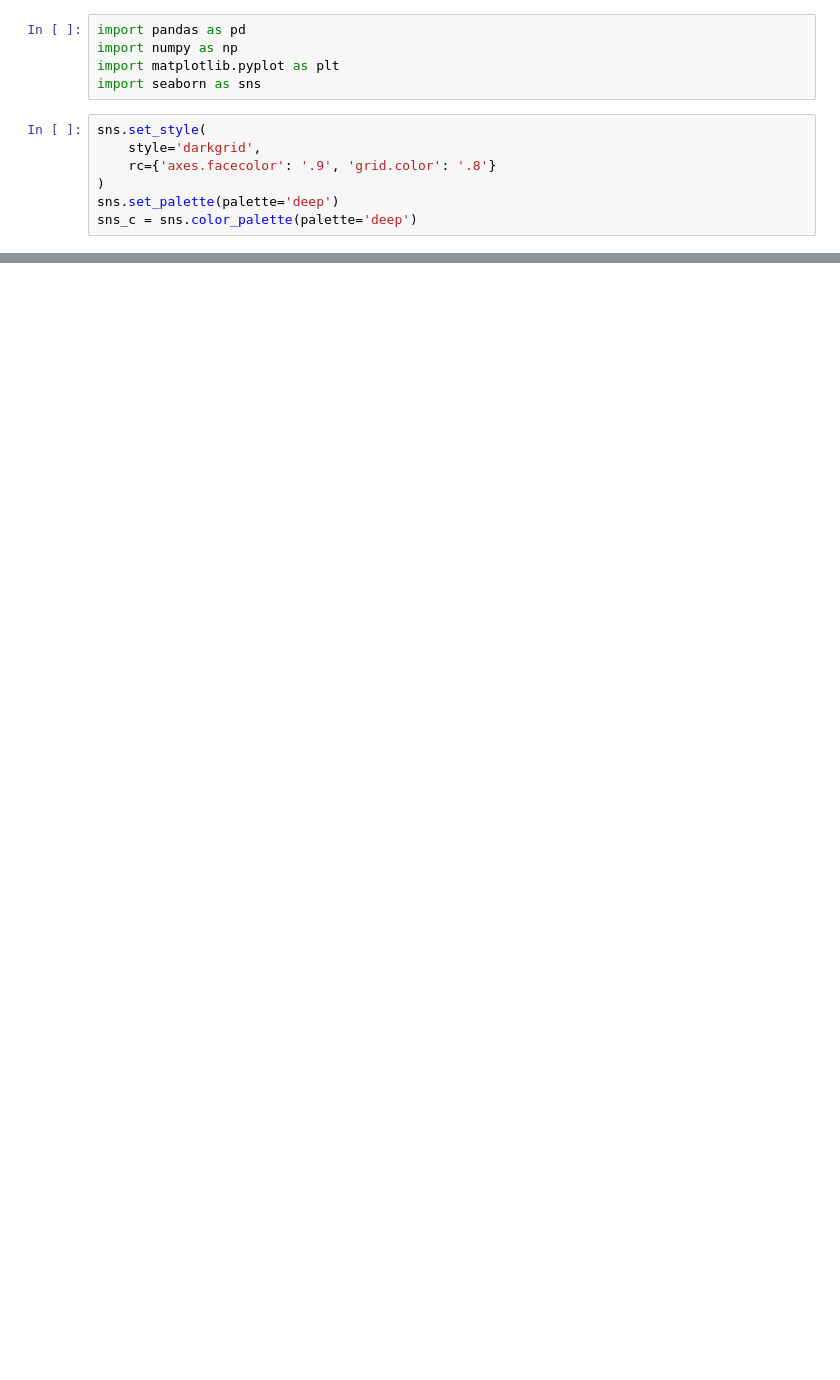
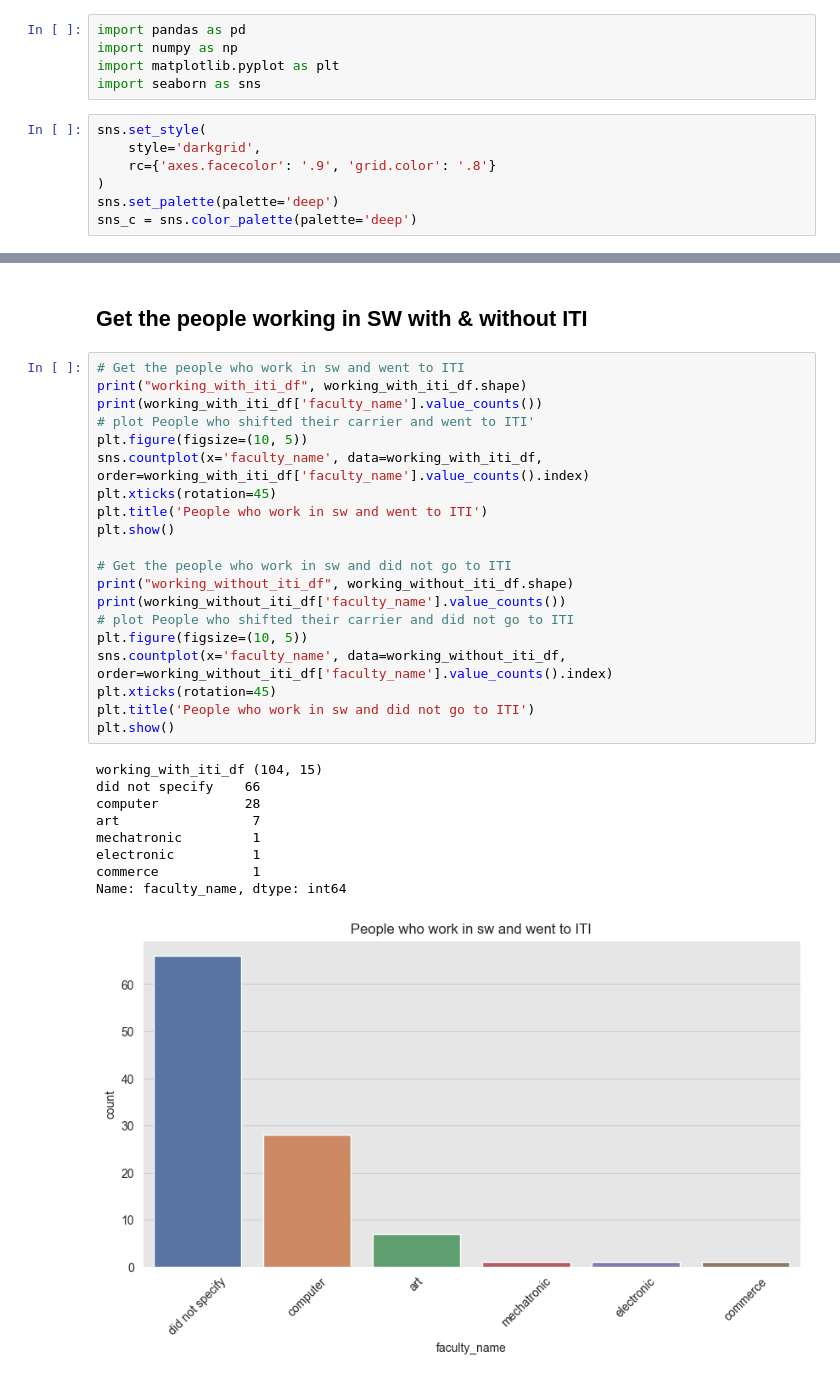
Before and after one commit to Mostafa-wael/Exploring-the-Landscape-of-the-Egyptian-Software-Market, a Jupyter notebook: notebooks/mechanism.ipynb, the cells around one changed output, grey strips where cells are left out. Cells and saved outputs as stored; diff of their text form; blank space fills up the shorter version.

```diff
--- a/notebooks/mechanism.ipynb
+++ b/notebooks/mechanism.ipynb
@@ -134,0 +210,32 @@ plt.show()
+# %% [markdown]
+## Get the people working in SW with & without ITI
+# %%
+# Get the people who work in sw and went to ITI
+print("working_with_iti_df", working_with_iti_df.shape)
+print(working_with_iti_df['faculty_name'].value_counts())
+# plot People who shifted their carrier and went to ITI'
+plt.figure(figsize=(10, 5))
+sns.countplot(x='faculty_name', data=working_with_iti_df, order=working_with_iti_df['faculty_name'].value_counts().index)
+plt.xticks(rotation=45)
+plt.title('People who work in sw and went to ITI')
+plt.show()
+
+# Get the people who work in sw and did not go to ITI
+print("working_without_iti_df", working_without_iti_df.shape)
+print(working_without_iti_df['faculty_name'].value_counts())
+# plot People who shifted their carrier and did not go to ITI
+plt.figure(figsize=(10, 5))
+sns.countplot(x='faculty_name', data=working_without_iti_df, order=working_without_iti_df['faculty_name'].value_counts().index)
+plt.xticks(rotation=45)
+plt.title('People who work in sw and did not go to ITI')
+plt.show()
+# %% [output]
+working_with_iti_df (104, 15)
+did not specify    66
+computer           28
+art                 7
+mechatronic         1
+electronic          1
+commerce            1
+Name: faculty_name, dtype: int64
+[figure, added]
```
Also changed, not shown: parts of 23 cells of this notebook.
